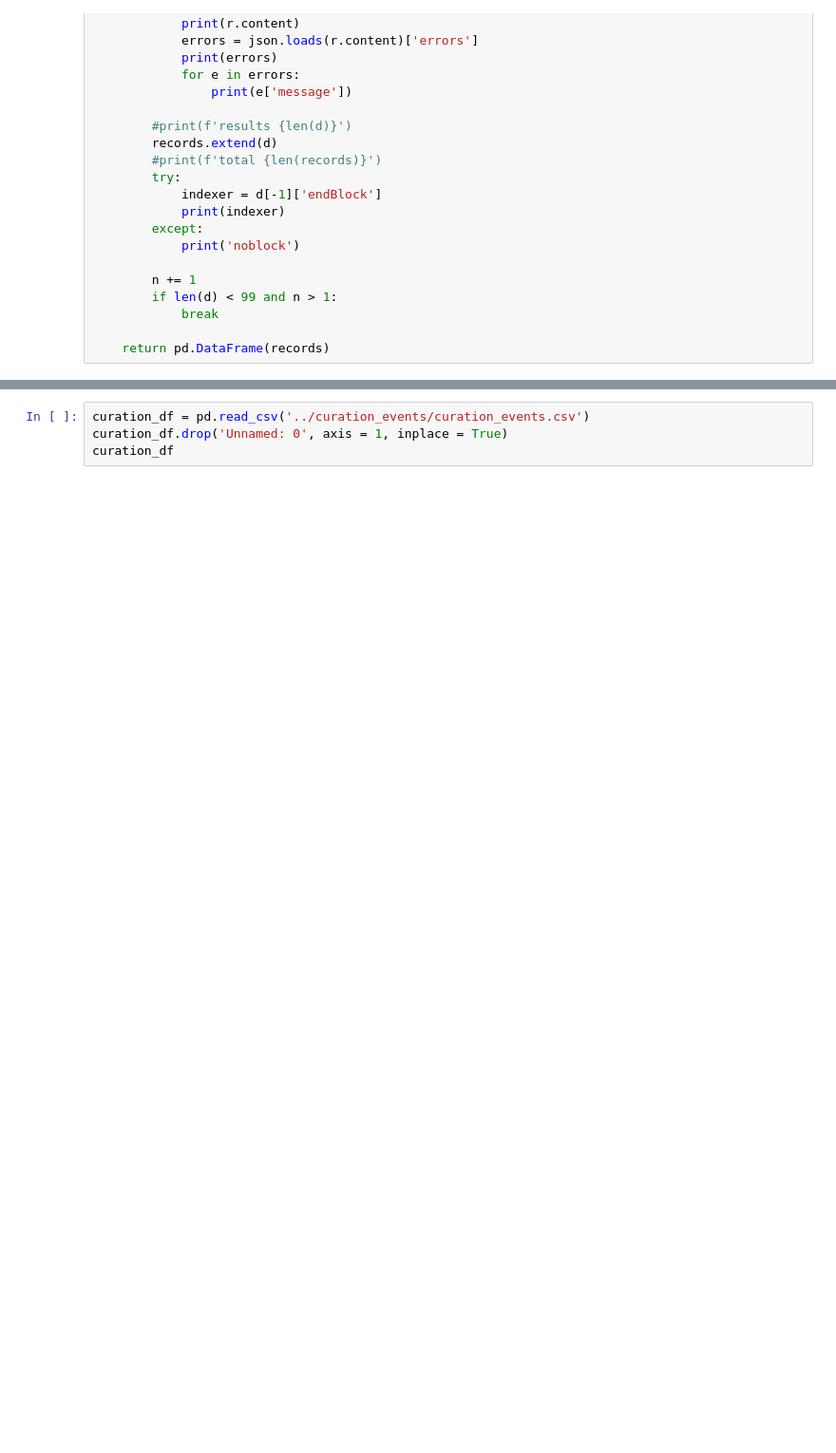
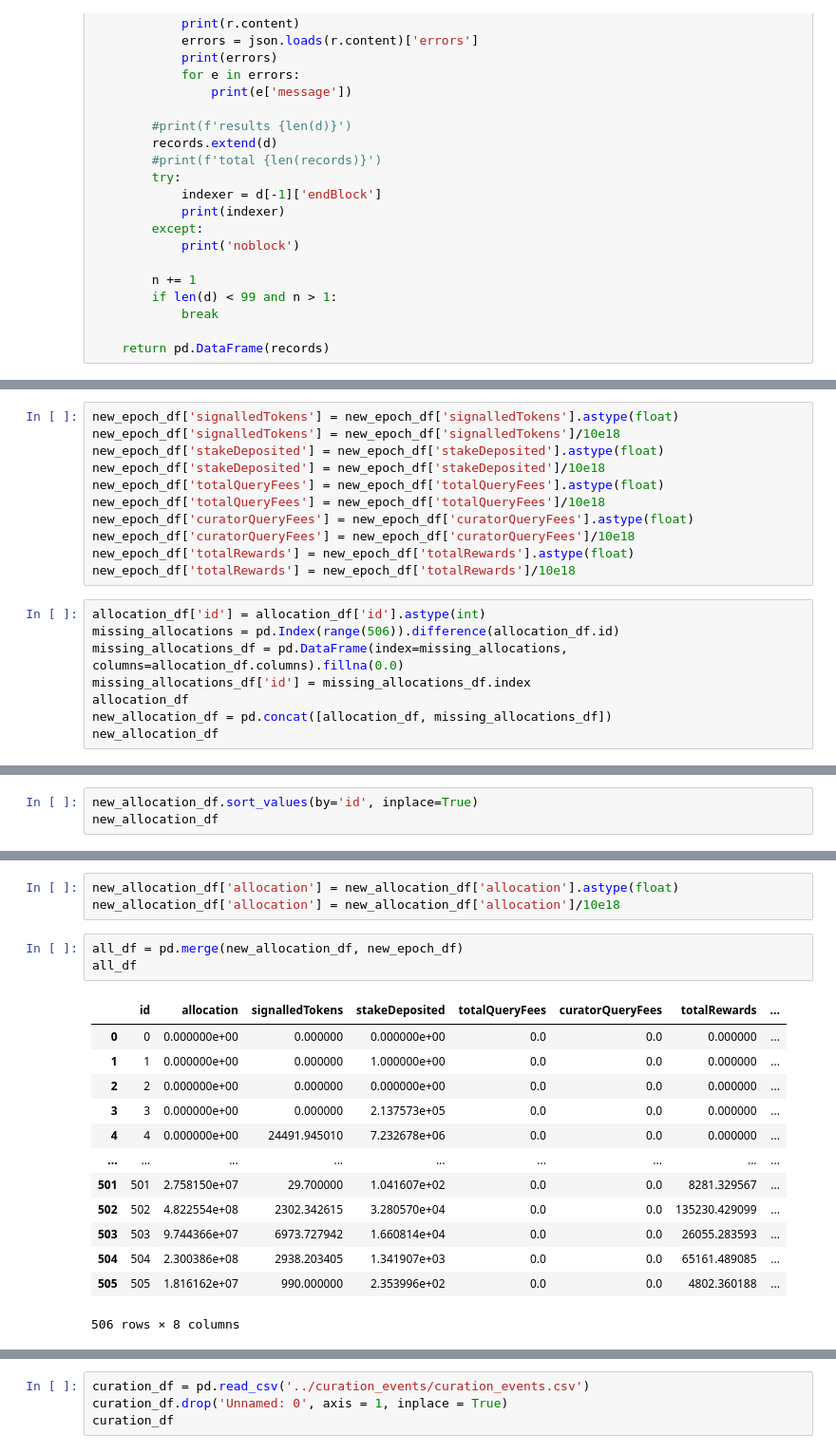
Before and after one commit to BlockScience/TheGraph, a Jupyter notebook: withhold_attack/subgraph_withhold_attack.ipynb, the cells around one changed output, grey strips where cells are left out. Shown at 95% size. Saved outputs shown, nothing was run; the diff lists cells and outputs as text; blank space fills up the shorter version.

```diff
--- a/withhold_attack/subgraph_withhold_attack.ipynb
+++ b/withhold_attack/subgraph_withhold_attack.ipynb
@@ -152,0 +219,19 @@ epoch_df
+# %%
+new_epoch_df['signalledTokens'] = new_epoch_df['signalledTokens'].astype(float)
+new_epoch_df['signalledTokens'] = new_epoch_df['signalledTokens']/10e18
+new_epoch_df['stakeDeposited'] = new_epoch_df['stakeDeposited'].astype(float)
+new_epoch_df['stakeDeposited'] = new_epoch_df['stakeDeposited']/10e18
+new_epoch_df['totalQueryFees'] = new_epoch_df['totalQueryFees'].astype(float)
+new_epoch_df['totalQueryFees'] = new_epoch_df['totalQueryFees']/10e18
+new_epoch_df['curatorQueryFees'] = new_epoch_df['curatorQueryFees'].astype(float)
+new_epoch_df['curatorQueryFees'] = new_epoch_df['curatorQueryFees']/10e18
+new_epoch_df['totalRewards'] = new_epoch_df['totalRewards'].astype(float)
+new_epoch_df['totalRewards'] = new_epoch_df['totalRewards']/10e18
+# %%
+allocation_df['id'] = allocation_df['id'].astype(int)
+missing_allocations = pd.Index(range(506)).difference(allocation_df.id)
+missing_allocations_df = pd.DataFrame(index=missing_allocations, columns=allocation_df.columns).fillna(0.0)
+missing_allocations_df['id'] = missing_allocations_df.index
+allocation_df
+new_allocation_df = pd.concat([allocation_df, missing_allocations_df])
+new_allocation_df
@@ -152,0 +252,3 @@ epoch_df
+# %%
+new_allocation_df.sort_values(by='id', inplace=True)
+new_allocation_df
@@ -153 +269,21 @@ epoch_df
+# %%
+new_allocation_df['allocation'] = new_allocation_df['allocation'].astype(float)
+new_allocation_df['allocation'] = new_allocation_df['allocation']/10e18
+# %%
+all_df = pd.merge(new_allocation_df, new_epoch_df)
+all_df
+# %% [output]
+|  | id | allocation | signalledTokens | stakeDeposited | totalQueryFees | curatorQueryFees | totalRewards | ... |
+| 0 | 0 | 0.000000e+00 | 0.000000 | 0.000000e+00 | 0.0 | 0.0 | 0.000000 | ... |
+| 1 | 1 | 0.000000e+00 | 0.000000 | 1.000000e+00 | 0.0 | 0.0 | 0.000000 | ... |
+| 2 | 2 | 0.000000e+00 | 0.000000 | 0.000000e+00 | 0.0 | 0.0 | 0.000000 | ... |
+| 3 | 3 | 0.000000e+00 | 0.000000 | 2.137573e+05 | 0.0 | 0.0 | 0.000000 | ... |
+| 4 | 4 | 0.000000e+00 | 24491.945010 | 7.232678e+06 | 0.0 | 0.0 | 0.000000 | ... |
+| ... | ... | ... | ... | ... | ... | ... | ... | ... |
+| 501 | 501 | 2.758150e+07 | 29.700000 | 1.041607e+02 | 0.0 | 0.0 | 8281.329567 | ... |
+| 502 | 502 | 4.822554e+08 | 2302.342615 | 3.280570e+04 | 0.0 | 0.0 | 135230.429099 | ... |
+| 503 | 503 | 9.744366e+07 | 6973.727942 | 1.660814e+04 | 0.0 | 0.0 | 26055.283593 | ... |
+| 504 | 504 | 2.300386e+08 | 2938.203405 | 1.341907e+03 | 0.0 | 0.0 | 65161.489085 | ... |
+| 505 | 505 | 1.816162e+07 | 990.000000 | 2.353996e+02 | 0.0 | 0.0 | 4802.360188 | ... |
+506 rows × 8 columns
 # %%
```
Also changed, not shown: parts of 18 cells of this notebook, 1 other file.
